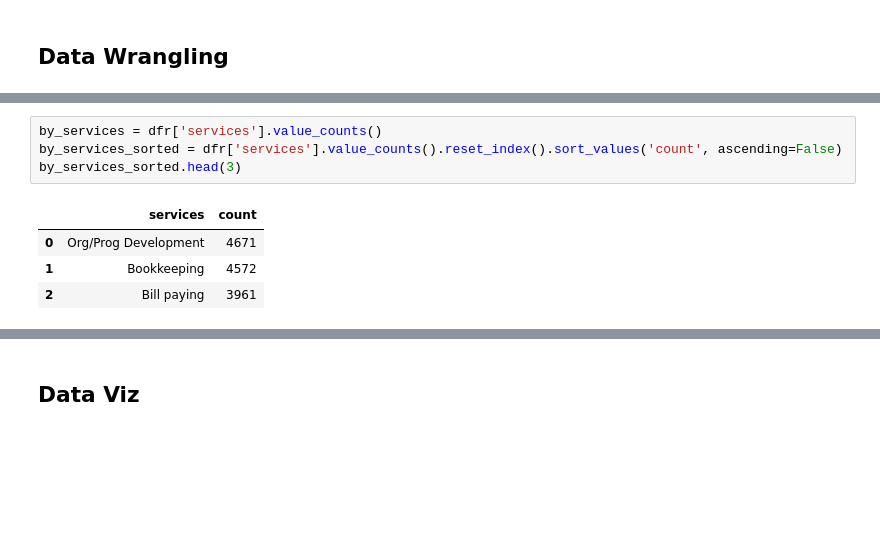
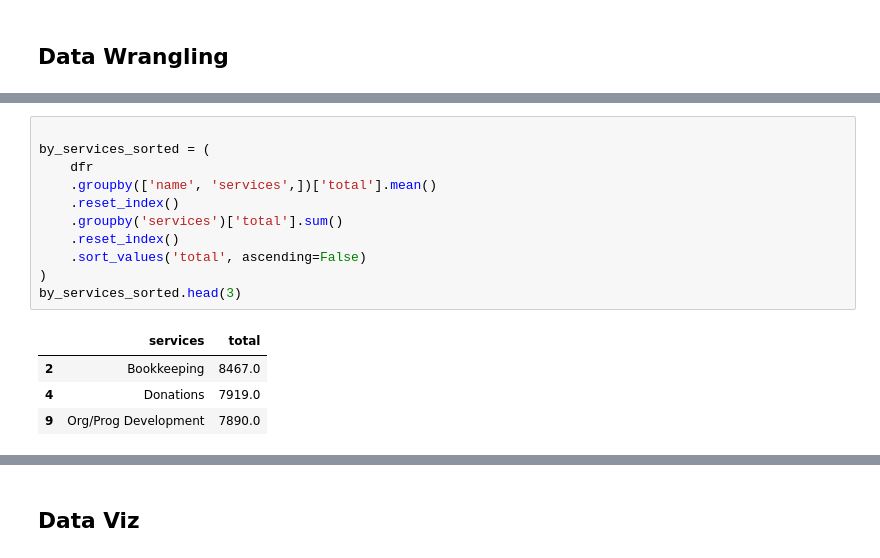
Before and after one commit to birusod/Projects2024, a Jupyter notebook: PyDocs/W11_FiscalSponsors/w11_fiscal_sponsor.ipynb, the cells around one changed output, grey strips where cells are left out. Cells and saved outputs as stored; diff of their text form; blank space fills up the shorter version.

```diff
--- a/PyDocs/W11_FiscalSponsors/w11_fiscal_sponsor.ipynb
+++ b/PyDocs/W11_FiscalSponsors/w11_fiscal_sponsor.ipynb
@@ -44,9 +57,16 @@ dfr.head()
 # %%
-by_services = dfr['services'].value_counts()
-by_services_sorted = dfr['services'].value_counts().reset_index().sort_values('count', ascending=False)
+
+by_services_sorted = (
+    dfr
+    .groupby(['name', 'services',])['total'].mean()
+    .reset_index()
+    .groupby('services')['total'].sum()
+    .reset_index()
+    .sort_values('total', ascending=False)
+)
 by_services_sorted.head(3)
 # %% [output]
-|  | services | count |
-| 0 | Org/Prog Development | 4671 |
-| 1 | Bookkeeping | 4572 |
-| 2 | Bill paying | 3961 |
+|  | services | total |
+| 2 | Bookkeeping | 8467.0 |
+| 4 | Donations | 7919.0 |
+| 9 | Org/Prog Development | 7890.0 |
```
Also changed, not shown: parts of 12 cells of this notebook.
